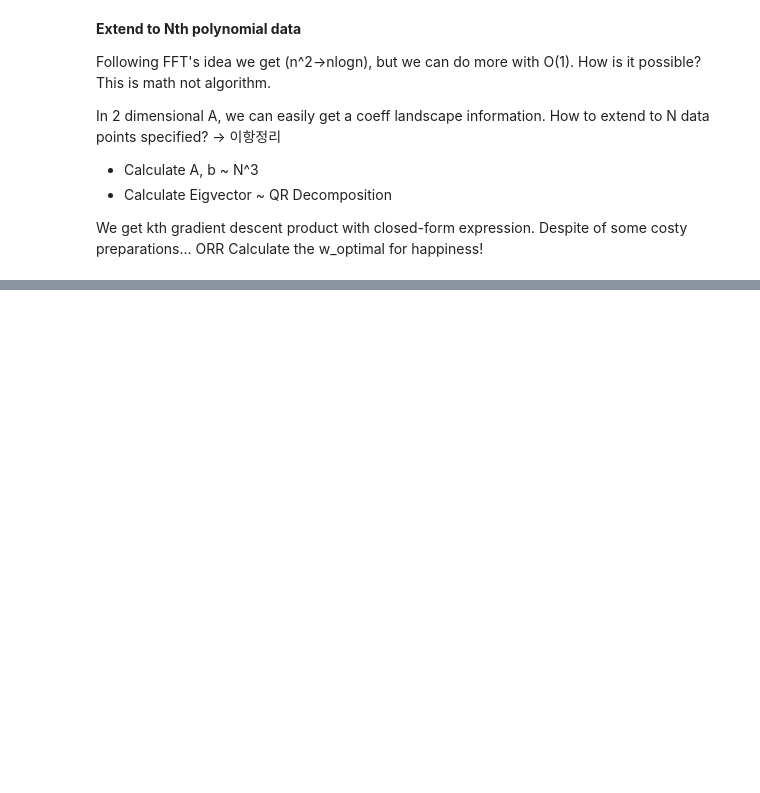
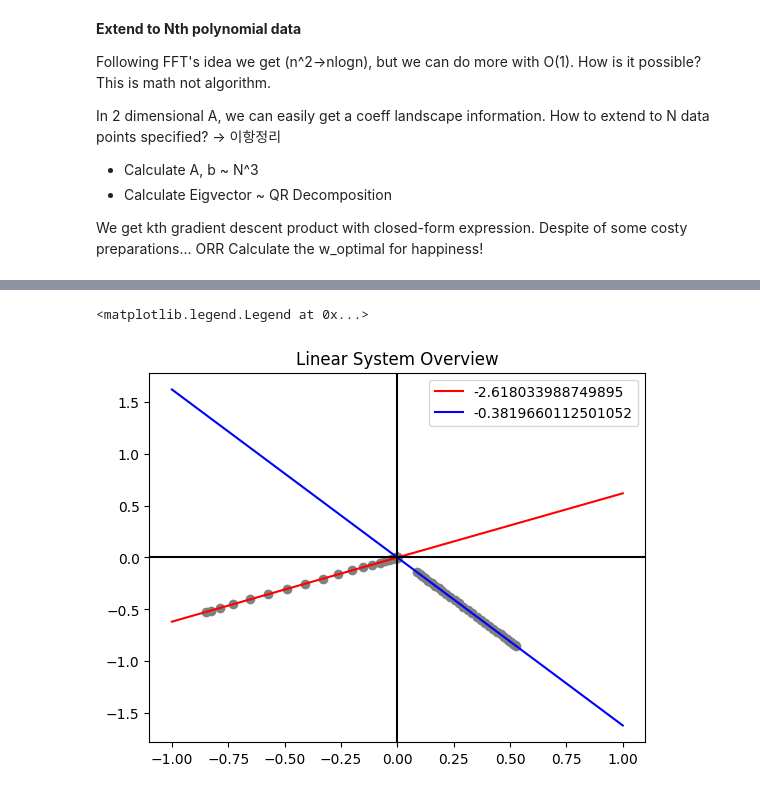
Before and after one commit to yoonhero/mmmm, a Jupyter notebook: natural_gradient.ipynb, the cells around one changed output, grey strips where cells are left out. Drawn from its saved outputs; the diff is of its cells as text; code cells hidden in the pictures; blank space fills up the shorter version.

```diff
--- a/natural_gradient.ipynb
+++ b/natural_gradient.ipynb
@@ -199,0 +303,14 @@ make_polynomial_plot(w_optimal, x, d, dof)
+# %%
+x = np.linspace(-1, 1, 100)
+scope = eigvec[1, :] / eigvec[0, :]
+plt.plot(x, x*scope[0], color="red", label=eigval[0])
+plt.plot(x, x*scope[1], color="blue", label=eigval[1])
+get_trajectory(eigvec[:, 0], color="gray")
+get_trajectory(eigvec[:, 1], color="gray")
+plt.axhline(y=0, color='k')
+plt.axvline(x=0, color='k')
+plt.title("Linear System Overview")
+plt.legend()
+# %% [output]
+<matplotlib.legend.Legend at 0x...>
+[figure, added]
```
Also changed, not shown: parts of 23 cells of this notebook, 1 other file.
